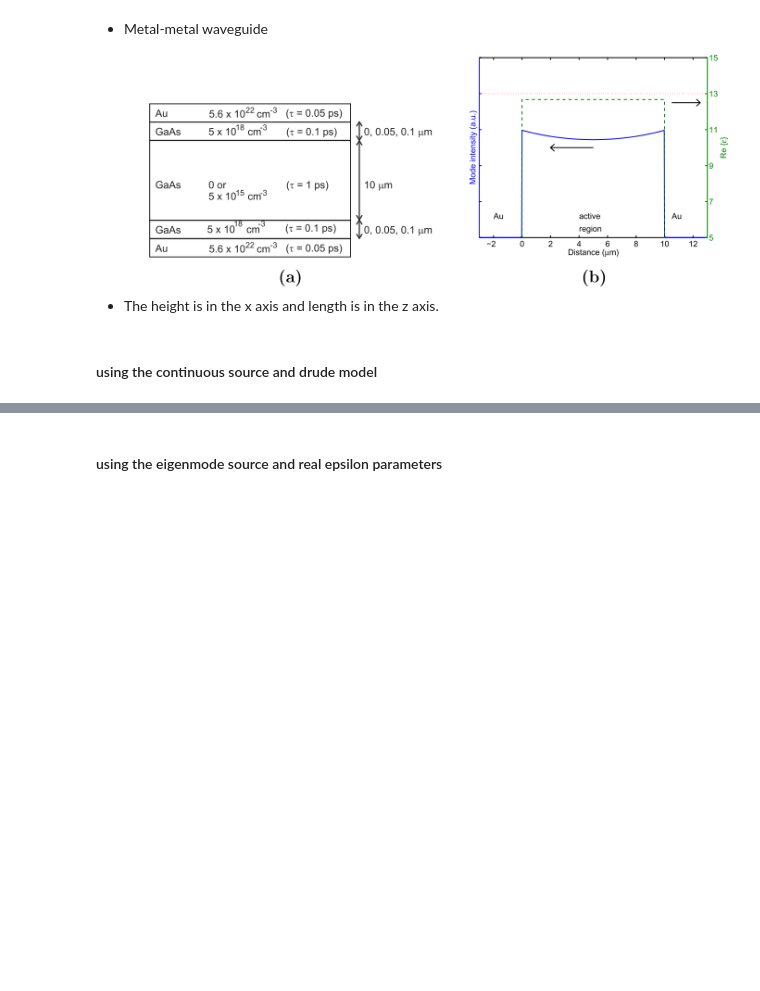
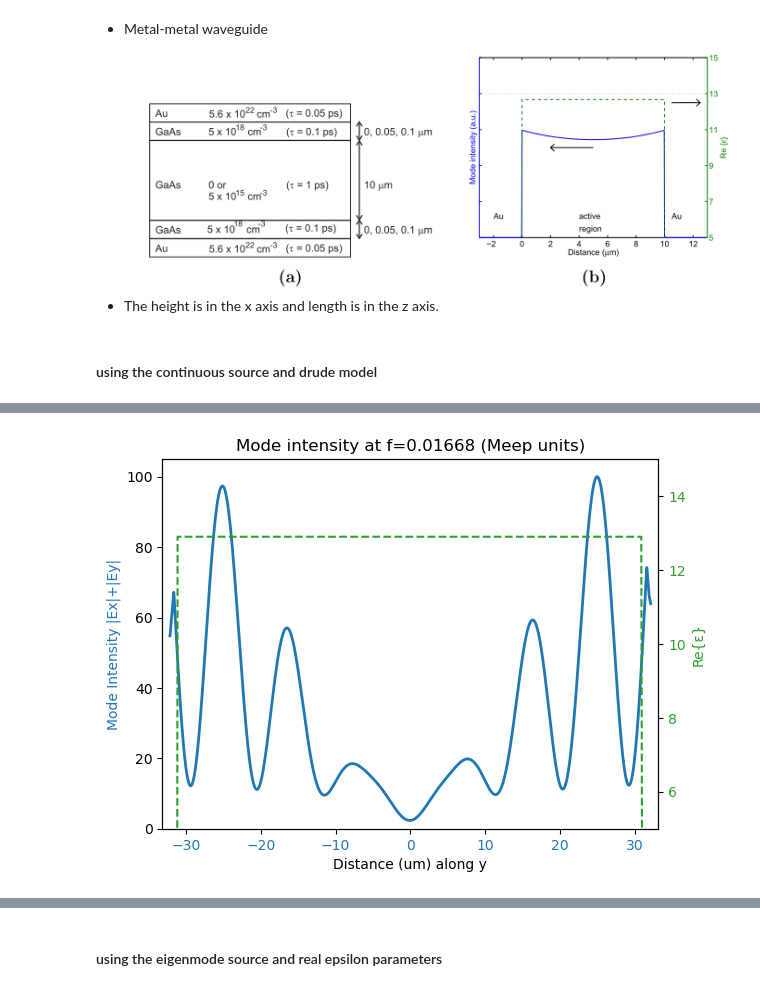
Before and after one commit to zhou277/Semiconductor_laser, a Jupyter notebook: 3_Mode_intensity.ipynb, the cells around one changed output, grey strips where cells are left out. Cells and saved outputs as stored; diff of their text form; code cells hidden in the pictures; blank space fills up the shorter version.

```diff
--- a/3_Mode_intensity.ipynb
+++ b/3_Mode_intensity.ipynb
@@ -438,0 +860,93 @@ run 1 finished at t = 20.0 (2000 timesteps)
+# %%
+# === pull DFT arrays ===
+Ex_raw = sim.get_dft_array(dft_fields, mp.Ex, 0)
+Ey_raw = sim.get_dft_array(dft_fields, mp.Ey, 0)
+Hz_raw = sim.get_dft_array(dft_fields, mp.Hz, 0)
+
+Ex = np.array(Ex_raw)
+Ey = np.array(Ey_raw)
+Hz = np.array(Hz_raw)
+
+# 安全整理成二维 (Ny, Nx)；若是一维就报错（FFT 需要 Nx>=2）
+def to_NyNx(a, name):
+    a = np.asarray(a)
+    if a.ndim == 1:
+        raise ValueError(f'{name} 是 1D（形状 {a.shape}）。'
+                         f'请检查 add_dft_fields 的 size=(sx, sy, 0) 且 sx、sy>0，'
+                         f'分辨率也要足够，使 Nx、Ny 都 >= 2。')
+    if a.ndim != 2:
+        raise ValueError(f'{name} 维度异常：ndim={a.ndim}, shape={a.shape}')
+    Ny, Nx = a.shape
+    # 让第0维是 y（通常更长），第1维是 x；若 x 更长，就转置
+    if Nx > Ny:
+        a = a.T
+        Ny, Nx = a.shape
+    return a, Ny, Nx
+
+Ex2d, Ny, Nx = to_NyNx(Ex, 'Ex')
+Ey2d, _,  _  = to_NyNx(Ey, 'Ey')
+Hz2d, _,  _  = to_NyNx(Hz, 'Hz')
+
+if Ny < 2 or Nx < 2:
+    raise ValueError(f'DFT window 太小：Ny={Ny}, Nx={Nx}。'
+                     f'请增大 sx/sy 或提高 resolution，确保 (Ny,Nx)≥(2,2)。')
+
+print(f'[DFT shapes] Ny={Ny}, Nx={Nx}')
+
+# --- 网格坐标，与你的 DFT where 对齐 ---
+x0, x1 = -0.5 * sx, 0.5 * sx
+y0, y1 = -0.5 * sy, 0.5 * sy
+dx = (x1 - x0) / Nx
+dy = (y1 - y0) / Ny
+xs = x0 + np.arange(Nx) * dx
+ys = y0 + np.arange(Ny) * dy
+
+
+# --- 用 Hz 在 x 上做 FFT，挑正向主 kx 表示前向传播 ---
+Rows = Hz2d
+win = np.kaiser(Nx, beta=10.0)
+Spec = np.fft.fft(Rows * win[None, :], axis=1)
+kx_all = 2 * math.pi * np.fft.fftfreq(Nx, d=dx)
+P_full = np.mean(np.abs(Spec)**2, axis=0)
+
+pos = kx_all > 0
+if not np.any(pos):
+    raise RuntimeError('谱里没有正 kx 分量；检查源/窗口/分辨率/材料损耗。')
+idx = np.argmax(P_full[pos])
+kx_sel = float(kx_all[pos][idx])
+
+# --- 相干前向投影：把 2D → 1D（沿 y）---
+phase_fwd = np.exp(-1j * kx_sel * xs) * win
+norm = np.sum(win)
+Ex_mode = (Ex2d @ phase_fwd) / norm     # 形状: (Ny,)
+Ey_mode = (Ey2d @ phase_fwd) / norm
+
+# --- 强度（基础版 |E|^2；如需能量密度风格，可在这乘 Re{ε(y)}）---
+Iline = (np.abs(Ex_mode)**2 + np.abs(Ey_mode)**2)
+
+# 归一化到 100%
+peak = float(Iline.max()) if Iline.size else 1.0
+Iline = (Iline / peak) * 100.0
+
+fig, ax1 = plt.subplots()
+color = 'tab:blue'
+ax1.set_xlabel('Distance (um) along y')
+ax1.set_ylabel('Mode Intensity |Ex|+|Ey|', color=color)
+ax1.plot(ys, Iline, lw=2, label='forward-projected |E|² (x–y, normalized)')
+ax1.tick_params(axis='x', labelcolor=color)
+ax1.set_xlim(-sy/2-1,sy/2+1)
+ax1.set_ylim(0, 105)
+
+y = np.linspace(-sy/2, sy/2, 1000)
+eps_data = np.array([sim.get_epsilon_point(mp.Vector3(0,yi,0)) for yi in y])
+ax2 = ax1.twinx()
+color = 'tab:green'
+ax2.set_ylabel('Re{ε}', color=color)
+ax2.plot(y, eps_data, color=color, linestyle='--')
+ax2.tick_params(axis='y', labelcolor=color)
+ax2.set_ylim(5, 15)
+
+plt.title(f"Mode intensity at f={freq_in_meep:.5f} (Meep units)")
+plt.show()
+plt.savefig('results/mode_profile_forward_xy.png', dpi=300)
+# %% [output]
@@ -438,0 +954 @@ run 1 finished at t = 20.0 (2000 timesteps)
+[figure, added]
```
Also changed, not shown: parts of 15 cells of this notebook, 6 other files.
